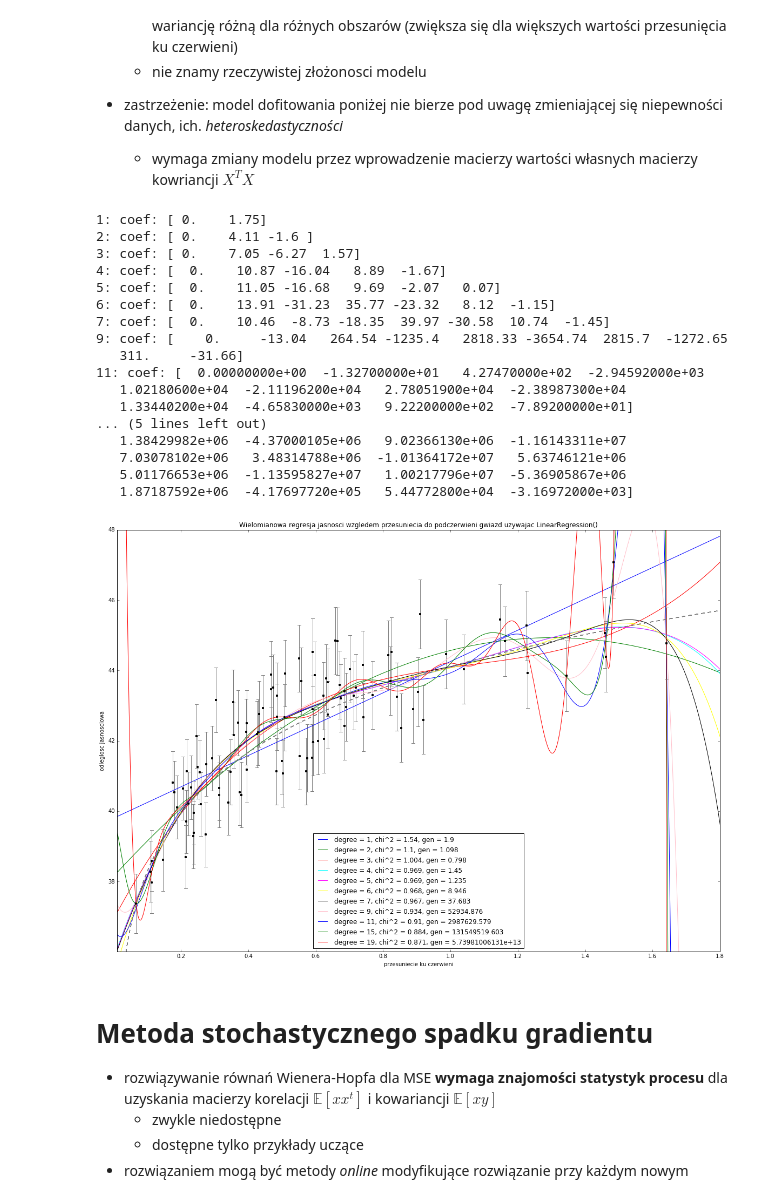
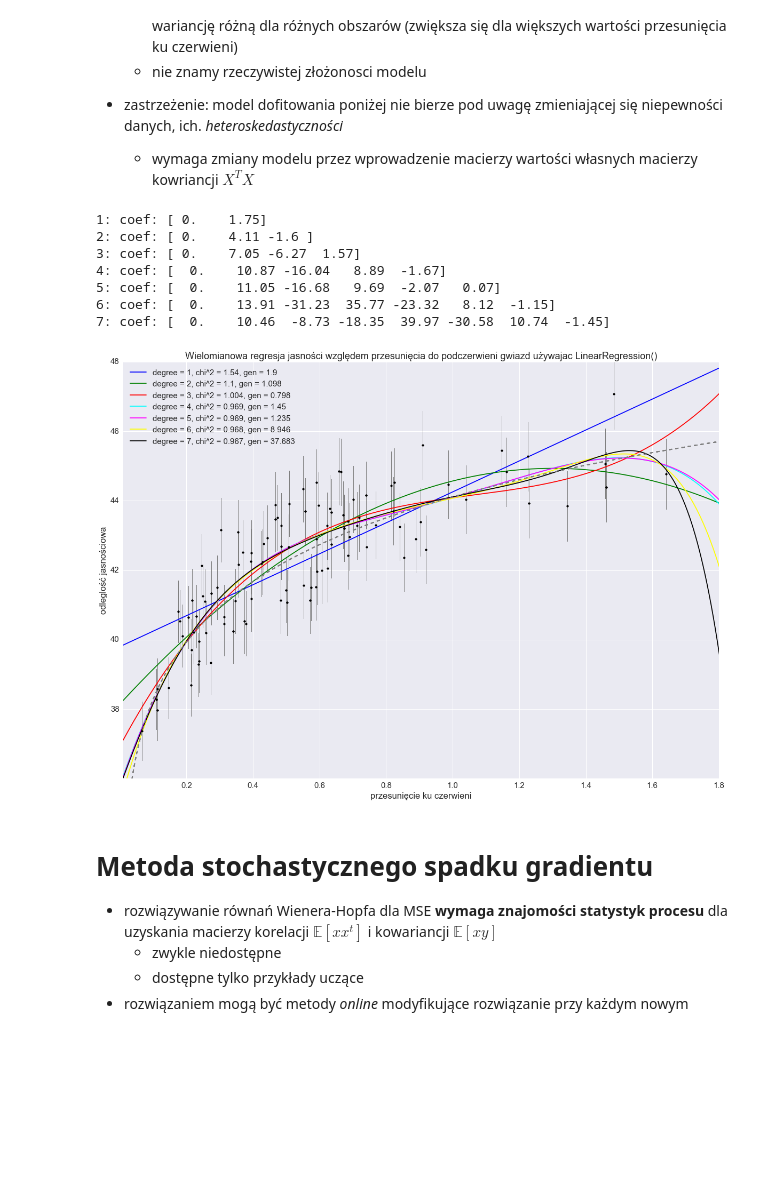
Before and after one commit to igorpodolak/mum2016, a Jupyter notebook: mum2016-1-intro_regr.ipynb, the cells around one changed output. Cells and saved outputs as stored; diff of their text form; code cells hidden in the pictures; blank space fills up the shorter version.

```diff
--- a/mum2016-1-intro_regr.ipynb
+++ b/mum2016-1-intro_regr.ipynb
@@ -99,6 +99,8 @@ from astroML.cosmology import Cosmology
 from astroML.datasets import generate_mu_z
 # %% [markdown]
 ### Prosty przykład
+# %%
+sns.set(font_scale=1.5)
 # %%
 def simple_linear_regression():
     fig, ax = plt.subplots(1, 3, figsize=(19, 6))
@@ -401,33 +404,23 @@ def cosmo(n_examples=100, classifier = 'linear', loss='squared_loss', penalty='l
 
     ax.set_xlim(0.01, 1.8)
     ax.set_ylim(36.01, 48)
-    ax.set_xlabel('przesuniecie ku czerwieni')
-    ax.set_ylabel('odleglosc jasnosciowa')
-    ax.set_title('Wielomianowa regresja jasnosci wzgledem przesuniecia do podczerwieni gwiazd uzywajac {}'.format(classifier_name))
+    ax.set_xlabel('przesunięcie ku czerwieni')
+    ax.set_ylabel('odleglość jasnościowa')
+    ax.set_title('Wielomianowa regresja jasności względem przesunięcia do podczerwieni gwiazd używajac {}'.format(classifier_name))
     ax.legend(loc=0)
 # %%
-cosmo(n_examples=100, degree_list=[1, 2, 3, 4, 5, 6, 7, 9, 11, 15, 19],
+cosmo(n_examples=100, degree_list=[1, 2, 3, 4, 5, 6, 7],
       classifier='linear', loss='squared_loss',
       scalecenter=True, penalty='none')
 # %% [output]
 1: coef: [ 0.    1.75]
 2: coef: [ 0.    4.11 -1.6 ]
 3: coef: [ 0.    7.05 -6.27  1.57]
 4: coef: [  0.    10.87 -16.04   8.89  -1.67]
 5: coef: [  0.    11.05 -16.68   9.69  -2.07   0.07]
 6: coef: [  0.    13.91 -31.23  35.77 -23.32   8.12  -1.15]
 7: coef: [  0.    10.46  -8.73 -18.35  39.97 -30.58  10.74  -1.45]
-9: coef: [    0.     -13.04   264.54 -1235.4   2818.33 -3654.74  2815.7  -1272.65
-   311.     -31.66]
-11: coef: [  0.00000000e+00  -1.32700000e+01   4.27470000e+02  -2.94592000e+03
-   1.02180600e+04  -2.11196200e+04   2.78051900e+04  -2.38987300e+04
-   1.33440200e+04  -4.65830000e+03   9.22200000e+02  -7.89200000e+01]
-... (5 lines left out)
-   1.38429982e+06  -4.37000105e+06   9.02366130e+06  -1.16143311e+07
-   7.03078102e+06   3.48314788e+06  -1.01364172e+07   5.63746121e+06
-   5.01176653e+06  -1.13595827e+07   1.00217796e+07  -5.36905867e+06
-   1.87187592e+06  -4.17697720e+05   5.44772800e+04  -3.16972000e+03]
-[figure, old version]
+[figure, new version]
 # %% [markdown]
 # Metoda stochastycznego spadku gradientu
 
```
Also changed, not shown: parts of 26 cells of this notebook, 6 other files.
